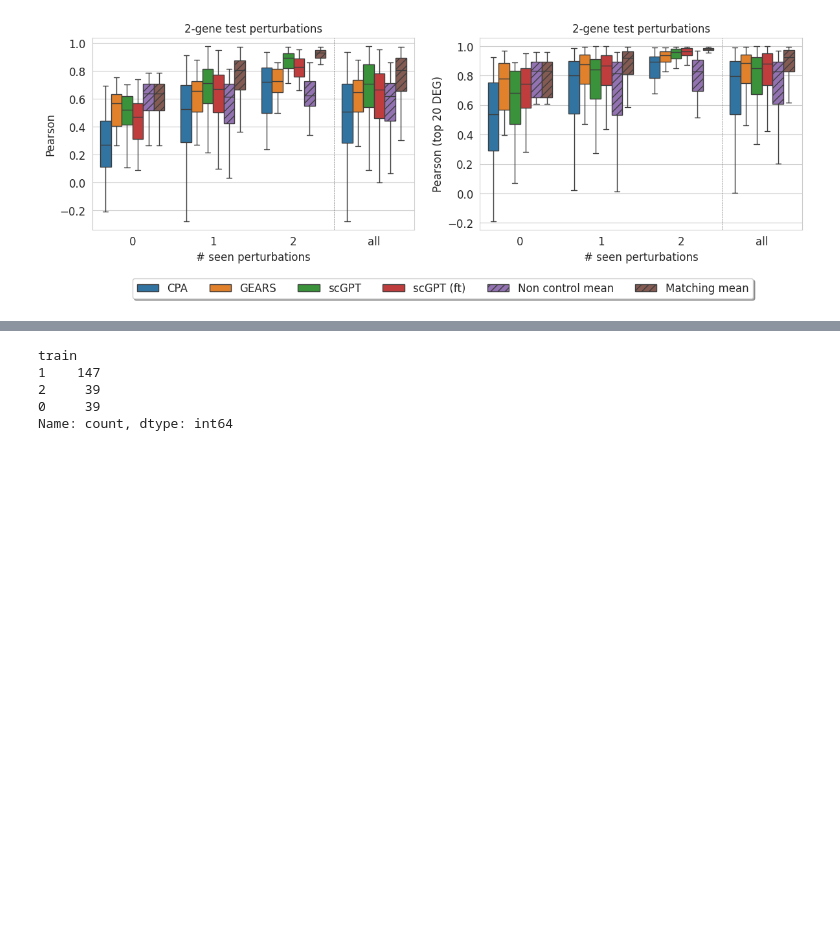
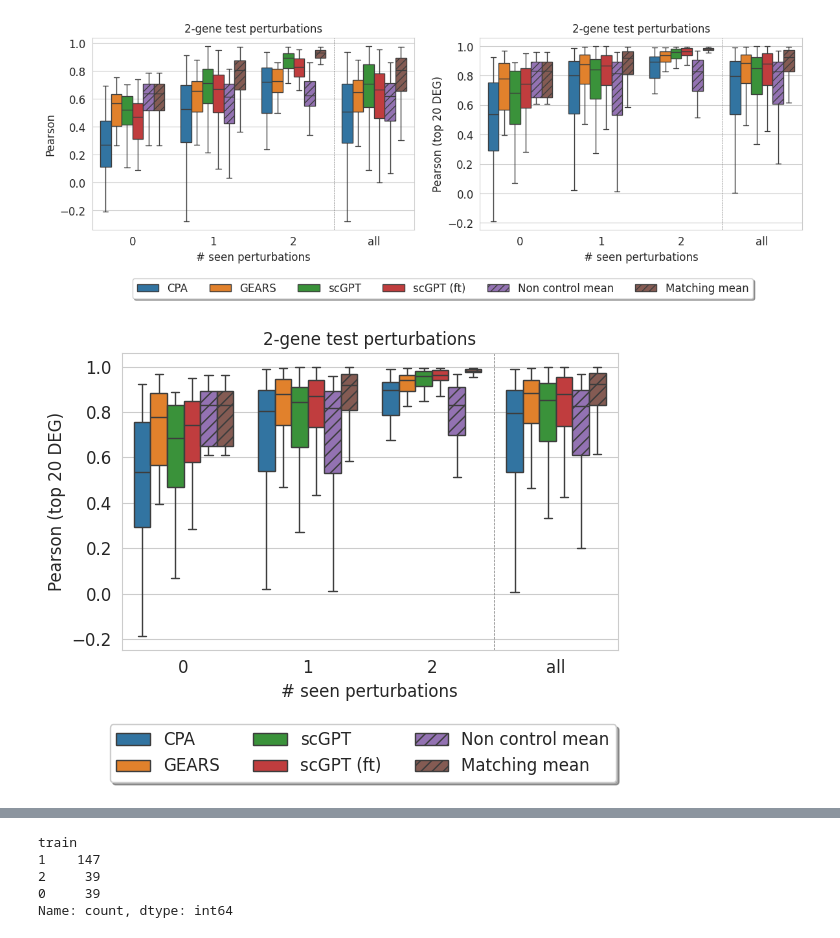
Before and after one commit to mlbio-epfl/systema, a Jupyter notebook: analysis/benchmark_norman.ipynb, the cells around one changed output, grey strips where cells are left out. Drawn from its saved outputs; the diff is of its cells as text; code cells hidden in the pictures; blank space fills up the shorter version.

Commit message:
Analyses and data

```diff
--- a/analysis/benchmark_norman.ipynb
+++ b/analysis/benchmark_norman.ipynb
@@ -775,3 +457,53 @@ plt.tight_layout(w_pad=2)
 plt.savefig(f'{figdir}/{dataset}_pearsondiff_combined_3.pdf', bbox_inches='tight');
 # %% [output]
 [figure]
+# %%
+results_df_2 = results_df.copy()
+results_df_2 = results_df_2[results_df_2['one gene'] == '2-gene']
+results_df_2['train'] = 'all'
+results_df_2 = pd.concat([results_df, results_df_2], axis=0)
+
+nrows = 1
+ncols = 2
+fontsize = 12
+fliersize = 2
+showfliers = False
+fig = plt.figure(figsize=(6, 4))
+
+ax = sns.boxplot(data=results_df_2[results_df_2['one gene'] == '2-gene'], x='train', y='corr_20de', hue='method',
+                                  order=['0', '1', '2', 'all'],
+                                  fliersize=fliersize,
+                                  showfliers=showfliers,
+                                  hue_order=methods)
+hatches = ["", "", "", "", "", "", "", "", "", "", "", "", "", "", "", "",  "///", "///", "///", "///", "///", "///", "///", "///"]
+patches = [patch for patch in ax.patches if type(patch) == matplotlib.patches.PathPatch]
+h = hatches
+# iterate through the patches for each subplot
+for patch, hatch in zip(patches, h):
+    patch.set_hatch(hatch)
+ax.axvline(ax.get_xticks()[-2]+.5, color='gray', linestyle='--', linewidth=0.5)
+
+plt.xticks(fontsize=fontsize);
+plt.yticks(fontsize=fontsize);
+plt.title('2-gene test perturbations', fontsize=fontsize)
+plt.ylabel('Pearson (top 20 DEG)', fontsize=fontsize) # , labelpad=-10)
+plt.legend([],[], frameon=False);
+plt.xlabel('# seen perturbations', fontsize=fontsize);
+
+# legend = plt.legend(loc='center left', bbox_to_anchor=(1, 0.5))
+handles, labels = plt.gca().get_legend_handles_labels()
+legend = fig.legend(handles, labels, loc='upper center', bbox_to_anchor=(0.55, 0),
+                    fancybox=True, shadow=True, ncol=3, fontsize=12)
+
+labels=['CPA', 'GEARS', 'scGPT', 'scGPT (ft)', 'Non control mean', 'Matching mean']
+for i, label in enumerate(labels):
+    legend.get_texts()[i].set_text(label)
+
+hatches = ["", "", "", "", "///", "///"]
+for lp, hatch in zip(legend.get_patches(), hatches):
+    lp.set_hatch(hatch)
+
+plt.tight_layout(w_pad=2)
+plt.savefig(f'{figdir}/{dataset}_pearsondiff_4.pdf', bbox_inches='tight');
+# %% [output]
+[figure, added]
```
Also changed, not shown: parts of 44 cells of this notebook, 4 other files.
